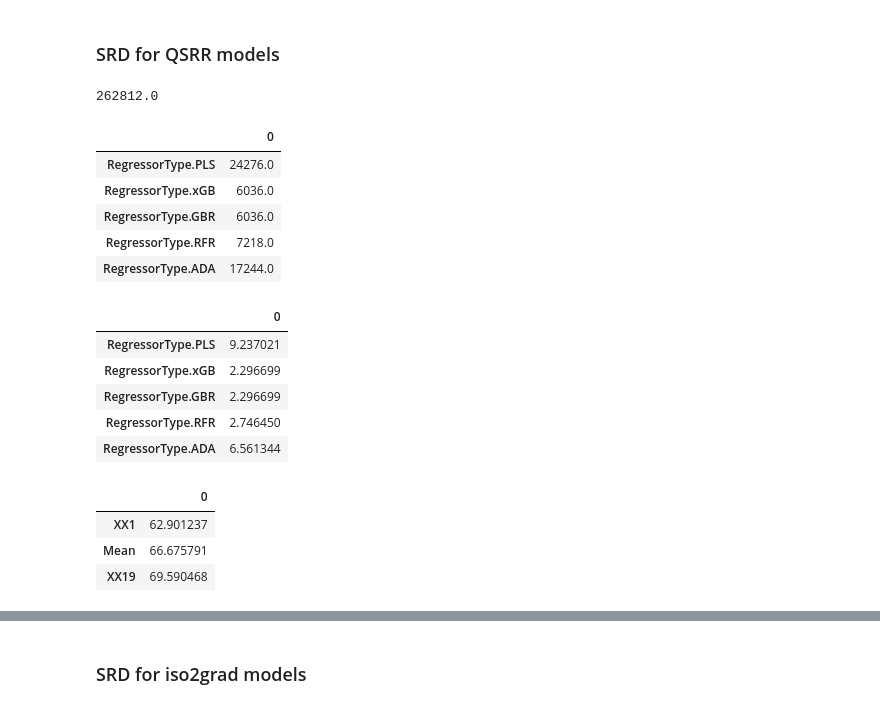
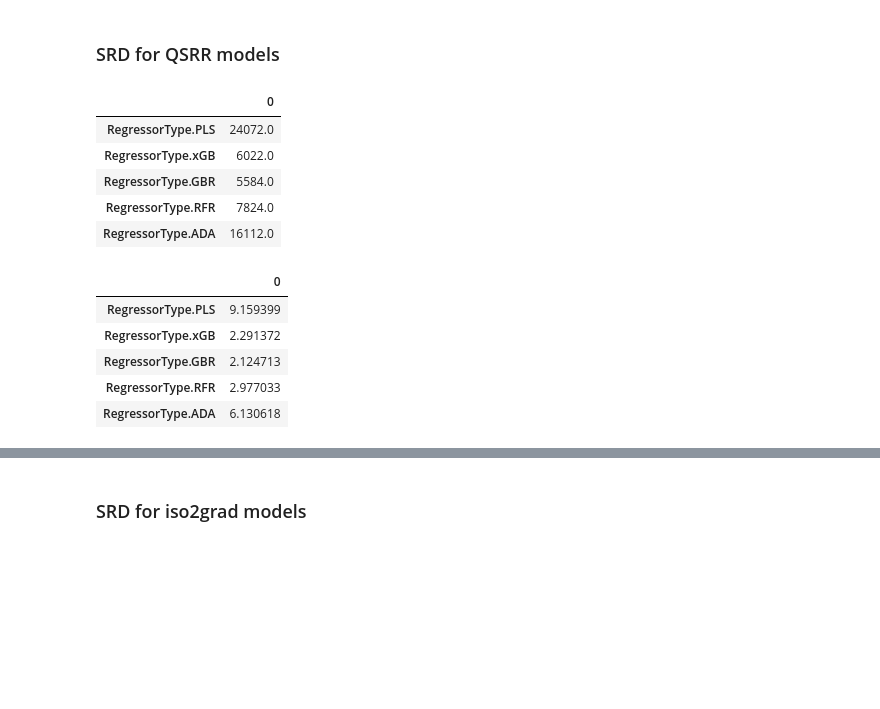
Before and after one commit to pzuvela/QSRR_IC, a Jupyter notebook: notebooks/250109-qsrr_ic-single_train.ipynb, the cells around one changed output, grey strips where cells are left out. Drawn from its saved outputs; the diff is of its cells as text; code cells hidden in the pictures; blank space fills up the shorter version.

```diff
--- a/notebooks/250109-qsrr_ic-single_train.ipynb
+++ b/notebooks/250109-qsrr_ic-single_train.ipynb
@@ -212,7 +212,7 @@ for regressor_type, qsrr_model in qsrr_models.items():
 
     fig, ax = plt.subplots()
 
-    ax.set_title(regressor_type)
+    ax.set_title(regressor_type)a
 
     ax.scatter(
         qsrr_model.qsrr_train_data.y,
@@ -303,0 +403,13 @@ for regressor_type in single_train_config.hyper_parameter_config:
+# %%
+for regressor_type, iso2grad_model in iso2grad_models.items():
+
+    fig, ax = plt.subplots()
+
+    ax.set_title(regressor_type)
+
+    ax.scatter(
+        iso2grad_models[regressor_type].results.metrics.qsrr_data.y,
+        iso2grad_models[regressor_type].results.metrics.qsrr_predictions.y
+    )
+
+    plt.show()
@@ -339,26 +453,17 @@ crnn_stats_df = pd.DataFrame.from_dict(crnn_stats, orient="index")
-# %%
-qsrr_srds[RegressorType.xGB].srd_max
-# %% [output]
-262812.0
 # %%
 display(srds_df)
 display(normalized_srds_df)
-display(crnn_stats_df)
 # %% [output]
 |  | 0 |
-| RegressorType.PLS | 24276.0 |
-| RegressorType.xGB | 6036.0 |
-| RegressorType.GBR | 6036.0 |
-| RegressorType.RFR | 7218.0 |
-| RegressorType.ADA | 17244.0 |
+| RegressorType.PLS | 24072.0 |
+| RegressorType.xGB | 6022.0 |
+| RegressorType.GBR | 5584.0 |
+| RegressorType.RFR | 7824.0 |
+| RegressorType.ADA | 16112.0 |
 |  | 0 |
-| RegressorType.PLS | 9.237021 |
-| RegressorType.xGB | 2.296699 |
-| RegressorType.GBR | 2.296699 |
-| RegressorType.RFR | 2.746450 |
-| RegressorType.ADA | 6.561344 |
+| RegressorType.PLS | 9.159399 |
+| RegressorType.xGB | 2.291372 |
+| RegressorType.GBR | 2.124713 |
+| RegressorType.RFR | 2.977033 |
+| RegressorType.ADA | 6.130618 |
-|  | 0 |
-| XX1 | 62.901237 |
-| Mean | 66.675791 |
-| XX19 | 69.590468 |
 # %%
```
Also changed, not shown: parts of 8 cells of this notebook, 4 other files.
